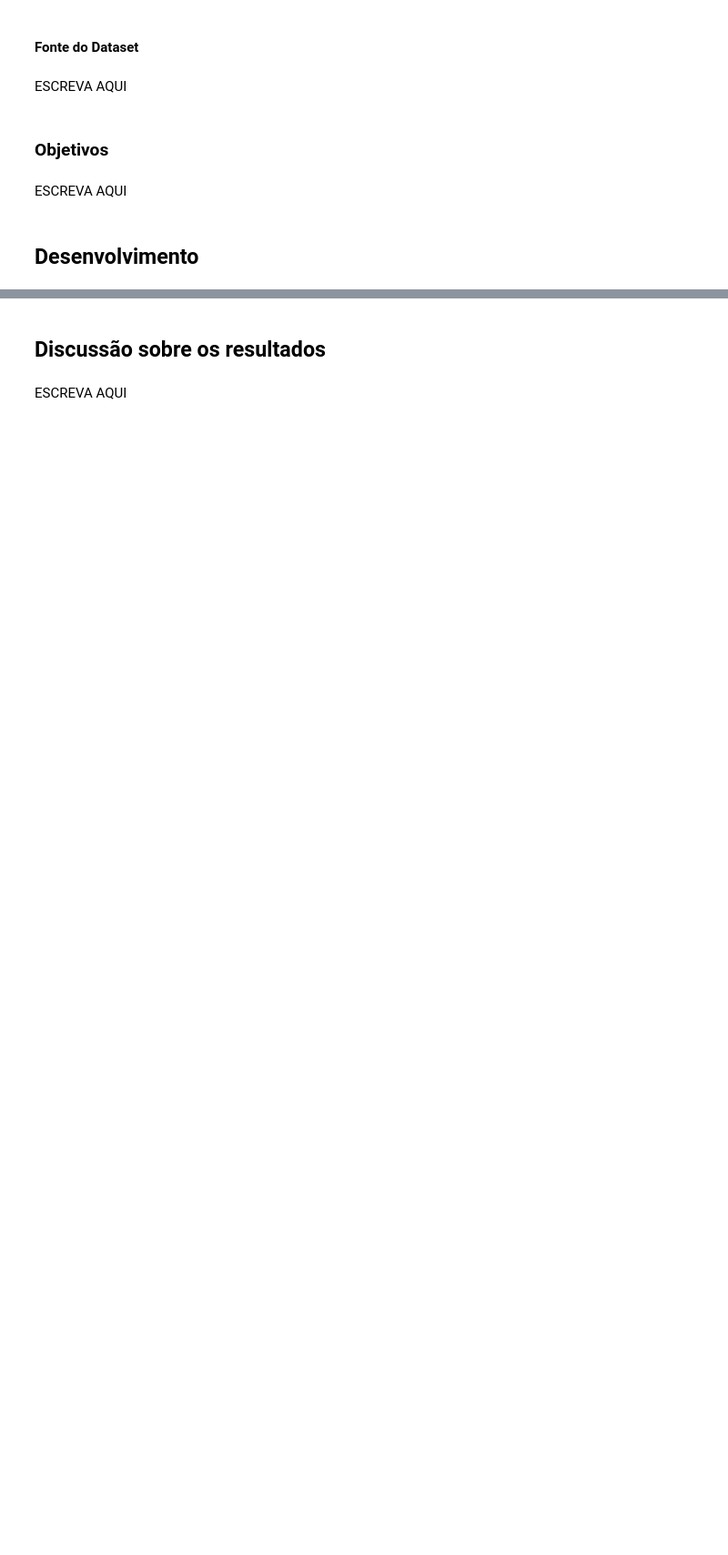
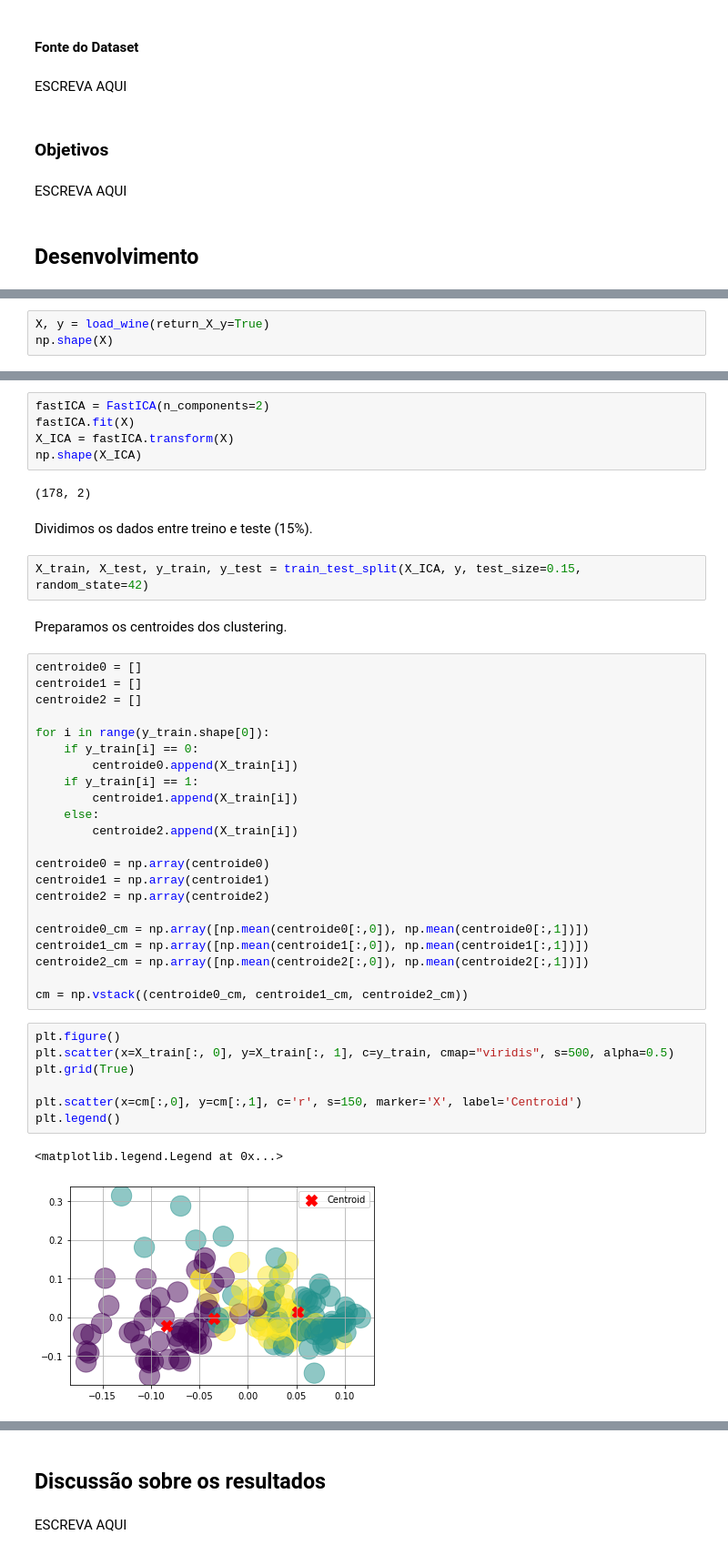
Before and after one commit to Lucasslimam/Sistemas-Inteligentes, a Jupyter notebook: Lab4/EC_4.ipynb, the cells around one changed output, grey strips where cells are left out. Shown at 91% size. Saved outputs shown, nothing was run; the diff lists cells and outputs as text; blank space fills up the shorter version.

```diff
--- a/Lab4/EC_4.ipynb
+++ b/Lab4/EC_4.ipynb
@@ -56,0 +70,3 @@ ESCREVA AQUI
+# %%
+X, y = load_wine(return_X_y=True)
+np.shape(X)
@@ -56,0 +77,45 @@ ESCREVA AQUI
+# %%
+fastICA = FastICA(n_components=2)
+fastICA.fit(X)
+X_ICA = fastICA.transform(X)
+np.shape(X_ICA)
+# %% [output]
+(178, 2)
+# %% [markdown]
+Dividimos os dados entre treino e teste (15%).
+# %%
+X_train, X_test, y_train, y_test = train_test_split(X_ICA, y, test_size=0.15, random_state=42)
+# %% [markdown]
+Preparamos os centroides dos clustering.
+# %%
+centroide0 = []
+centroide1 = []
+centroide2 = []
+
+for i in range(y_train.shape[0]):
+    if y_train[i] == 0:
+        centroide0.append(X_train[i])
+    if y_train[i] == 1:
+        centroide1.append(X_train[i])
+    else:
+        centroide2.append(X_train[i])
+
+centroide0 = np.array(centroide0)
+centroide1 = np.array(centroide1)
+centroide2 = np.array(centroide2)
+
+centroide0_cm = np.array([np.mean(centroide0[:,0]), np.mean(centroide0[:,1])])
+centroide1_cm = np.array([np.mean(centroide1[:,0]), np.mean(centroide1[:,1])])
+centroide2_cm = np.array([np.mean(centroide2[:,0]), np.mean(centroide2[:,1])])
+
+cm = np.vstack((centroide0_cm, centroide1_cm, centroide2_cm))
+# %%
+plt.figure()
+plt.scatter(x=X_train[:, 0], y=X_train[:, 1], c=y_train, cmap="viridis", s=500, alpha=0.5)
+plt.grid(True)
+
+plt.scatter(x=cm[:,0], y=cm[:,1], c='r', s=150, marker='X', label='Centroid')
+plt.legend()
+# %% [output]
+<matplotlib.legend.Legend at 0x...>
+[figure, added]
```
Also changed, not shown: parts of 19 cells of this notebook, 1 other file.
